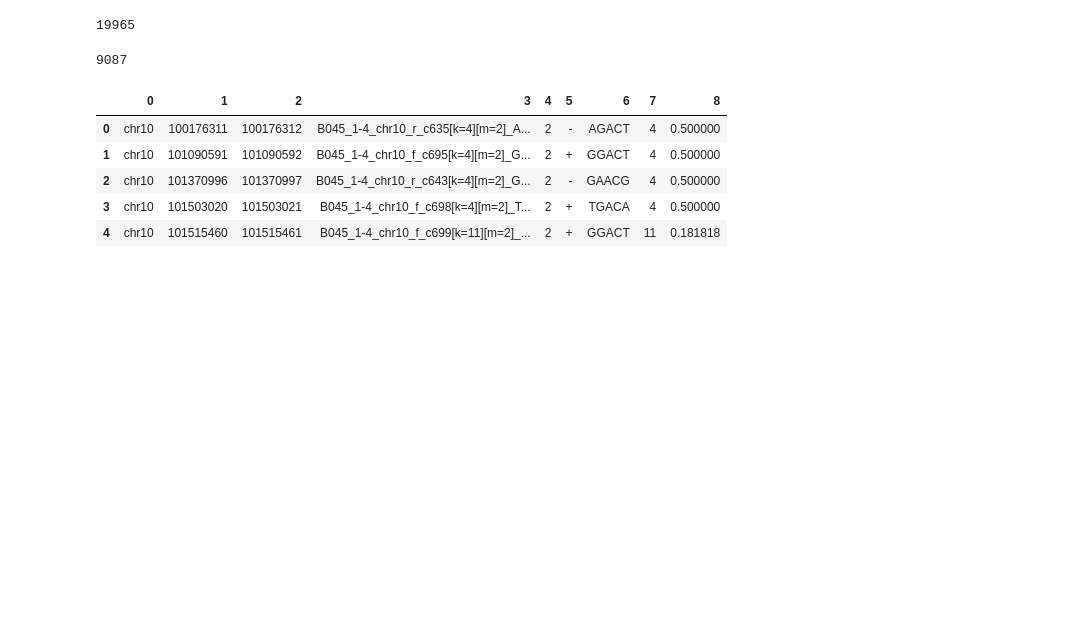
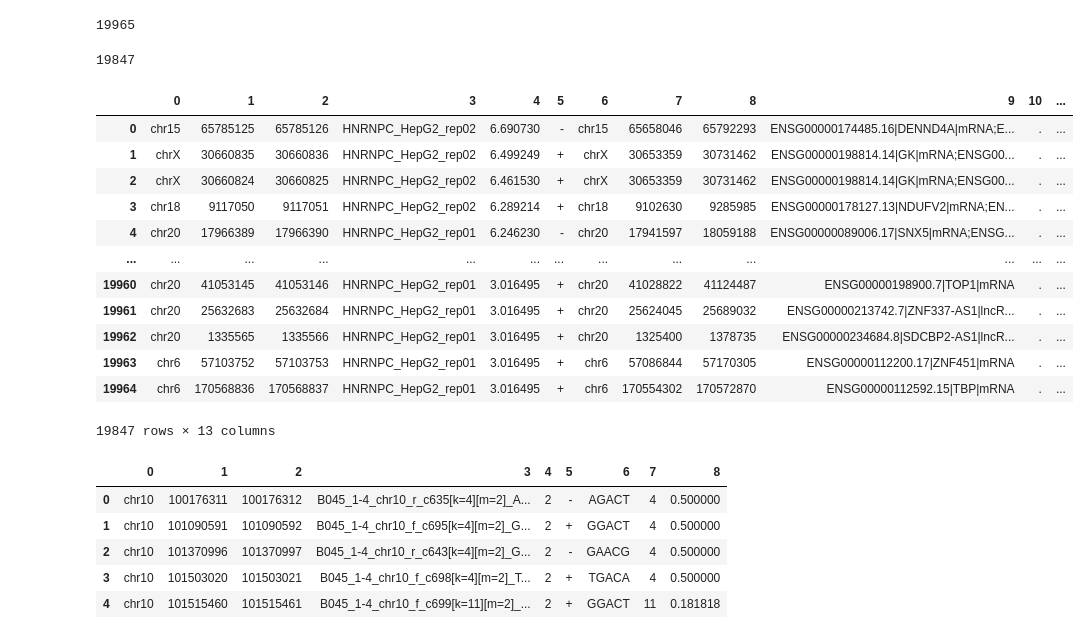
Before and after one commit to sofiamrtll/thesis, a Jupyter notebook: THESIS_Preprocessing.ipynb, the cells around one changed output. Cells and saved outputs as stored; diff of their text form; code cells hidden in the pictures; blank space fills up the shorter version.

Commit message:
miCLIP and eCLIP modified

```diff
--- a/THESIS_Preprocessing.ipynb
+++ b/THESIS_Preprocessing.ipynb
@@ -268,7 +270,7 @@ for file in directory :
         df_eCLIP = eCLIP.to_dataframe(disable_auto_names=True, header= None)
         df_eCLIP['gene'] = df_eCLIP[9]
         df_eCLIP['in intersection'] =  df_eCLIP.gene.map(lambda x: compare_with_common_genes(x, genes_to_compare=set_common_genes))
-        df_eclip_ok = df_miCLIP[df_miCLIP['in intersection'] == True] #I should save these df_eclip_ok, in which way should I do it?
+        df_eclip_ok = df_eCLIP[df_eCLIP['in intersection'] == True] #I should save these df_eclip_ok, in which way should I do it?
         #maybe I can do another dataframe containing all og the OK rows but it would be very large if I search in all of the directory
 # %% [output]
 peaks.crosslink.bed
@@ -277,3 +320,13 @@ peaks.bed
+# %%
+def filter_eCLIP(input_bed, output_bed):
+    eCLIP = BedTool(input_bed)
+    df_eCLIP = eCLIP.to_dataframe(disable_auto_names=True, header= None)
+    df_eCLIP['gene'] = df_eCLIP[9]
+    df_eCLIP['in intersection'] =  df_eCLIP.gene.map(lambda x: compare_with_common_genes(x, genes_to_compare=set_common_genes))
+    df_eclip_ok = df_eCLIP[df_eCLIP['in intersection'] == True]
+    df_eclip_ok = df_eclip_ok.drop(columns = ['gene', 'in intersection'])
+    df_eclip_ok.to_csv(output_bed, sep='\t', header=None, index=False)
+    return df_eclip_ok
 # %%
 len(df_eCLIP)
 # %% [output]
@@ -281,7 +334,23 @@ len(df_eCLIP)
 # %%
 len(df_eclip_ok)
 # %% [output]
-9087
+19847
+# %%
+filter_eCLIP('processed/HNRNPC_HepG2/peaks.crosslink.anno.bed', 'processed/HNRNPC_HepG2/peaks.crosslink.anno.filt.bed' )
+# %% [output]
+|  | 0 | 1 | 2 | 3 | 4 | 5 | 6 | 7 | 8 | 9 | 10 | ... |
+| 0 | chr15 | 65785125 | 65785126 | HNRNPC_HepG2_rep02 | 6.690730 | - | chr15 | 65658046 | 65792293 | ENSG00000174485.16|DENND4A|mRNA;E... | . | ... |
+| 1 | chrX | 30660835 | 30660836 | HNRNPC_HepG2_rep02 | 6.499249 | + | chrX | 30653359 | 30731462 | ENSG00000198814.14|GK|mRNA;ENSG00... | . | ... |
+| 2 | chrX | 30660824 | 30660825 | HNRNPC_HepG2_rep02 | 6.461530 | + | chrX | 30653359 | 30731462 | ENSG00000198814.14|GK|mRNA;ENSG00... | . | ... |
+| 3 | chr18 | 9117050 | 9117051 | HNRNPC_HepG2_rep02 | 6.289214 | + | chr18 | 9102630 | 9285985 | ENSG00000178127.13|NDUFV2|mRNA;EN... | . | ... |
+| 4 | chr20 | 17966389 | 17966390 | HNRNPC_HepG2_rep01 | 6.246230 | - | chr20 | 17941597 | 18059188 | ENSG00000089006.17|SNX5|mRNA;ENSG... | . | ... |
+| ... | ... | ... | ... | ... | ... | ... | ... | ... | ... | ... | ... | ... |
+| 19960 | chr20 | 41053145 | 41053146 | HNRNPC_HepG2_rep01 | 3.016495 | + | chr20 | 41028822 | 41124487 | ENSG00000198900.7|TOP1|mRNA | . | ... |
+| 19961 | chr20 | 25632683 | 25632684 | HNRNPC_HepG2_rep01 | 3.016495 | + | chr20 | 25624045 | 25689032 | ENSG00000213742.7|ZNF337-AS1|lncR... | . | ... |
+| 19962 | chr20 | 1335565 | 1335566 | HNRNPC_HepG2_rep01 | 3.016495 | + | chr20 | 1325400 | 1378735 | ENSG00000234684.8|SDCBP2-AS1|lncR... | . | ... |
+| 19963 | chr6 | 57103752 | 57103753 | HNRNPC_HepG2_rep01 | 3.016495 | + | chr6 | 57086844 | 57170305 | ENSG00000112200.17|ZNF451|mRNA | . | ... |
+| 19964 | chr6 | 170568836 | 170568837 | HNRNPC_HepG2_rep01 | 3.016495 | + | chr6 | 170554302 | 170572870 | ENSG00000112592.15|TBP|mRNA | . | ... |
+19847 rows × 13 columns
 # %%
 #apparently, there are no gene ids in this file, right?? - yes, just the range of positions
 df2 = pd.read_csv("C:/Users/sofia/Desktop/THESIS/PROJECT/GSE63753_hek293.abcam.CIMS.m6A.9536.bed.txt", sep='\t', header = None)
```
Also changed, not shown: parts of 4 cells of this notebook.
